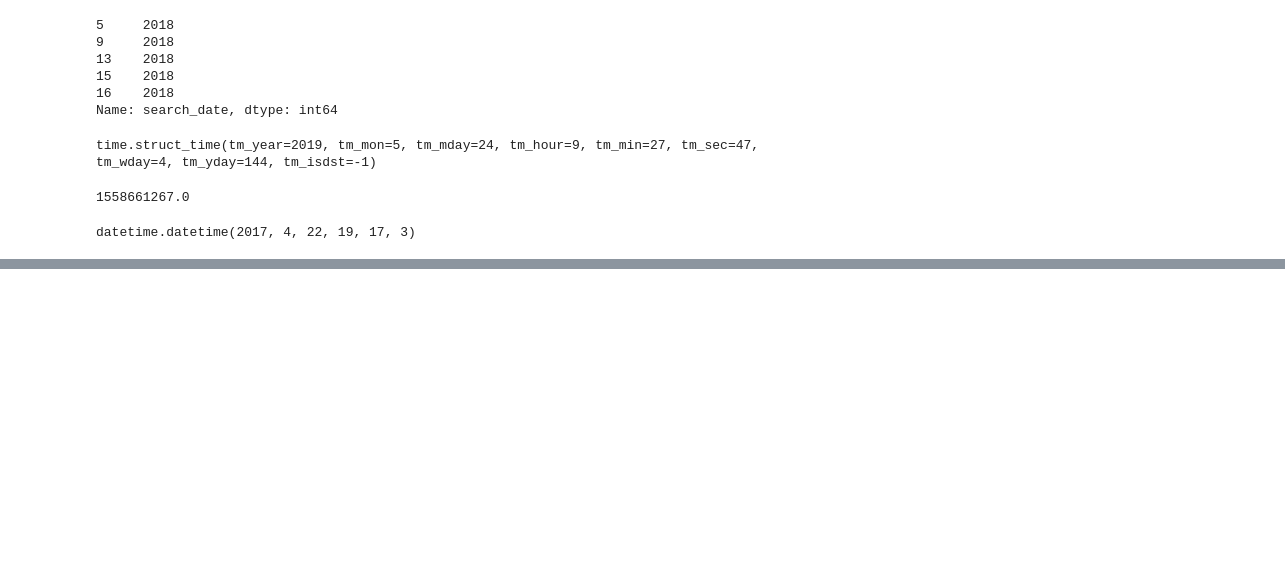
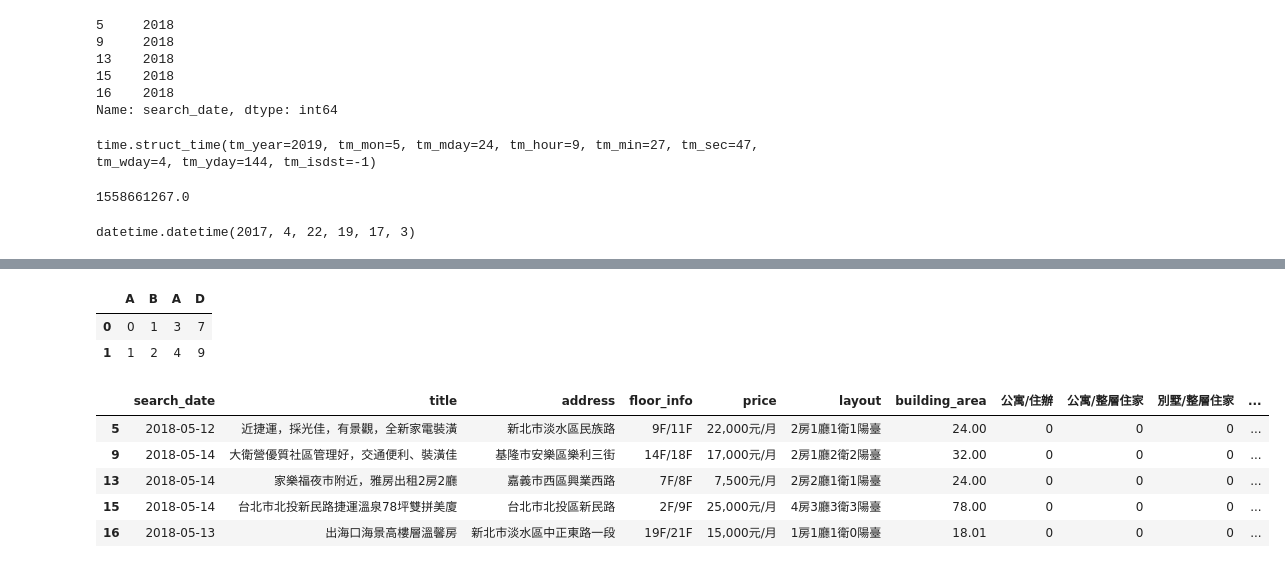
Before and after one commit to ywchiu/cdc_course, a Jupyter notebook: Demo20190524.ipynb, the cells around one changed output, grey strips where cells are left out. Saved outputs shown, nothing was run; the diff lists cells and outputs as text; code cells hidden in the pictures; blank space fills up the shorter version.

```diff
--- a/Demo20190524.ipynb
+++ b/Demo20190524.ipynb
@@ -333,0 +336,3 @@ datetime.datetime(2017, 4, 22, 19, 17, 3)
+# %%
+import pandas
+df = pandas.read_csv('https://raw.githubusercontent.com/ywchiu/ctbcpy/master/data/rent_591.csv', index_col = 0)
@@ -333,0 +384,21 @@ datetime.datetime(2017, 4, 22, 19, 17, 3)
+# %%
+pandas.concat([df1, df2], axis = 1)
+# %% [output]
+|  | A | B | A | D |
+| 0 | 0 | 1 | 3 | 7 |
+| 1 | 1 | 2 | 4 | 9 |
+# %%
+buse = pandas.get_dummies(df['building_use'])
+# %%
+df = pandas.concat([df, buse], axis = 1).head()
+# %%
+df.drop('building_use', axis = 1, inplace=True)
+# %%
+df.head()
+# %% [output]
+|  | search_date | title | address | floor_info | price | layout | building_area | 公寓/住辦 | 公寓/整層住家 | 別墅/整層住家 | ... |
+| 5 | 2018-05-12 | 近捷運，採光佳，有景觀，全新家電裝潢 | 新北市淡水區民族路 | 9F/11F | 22,000元/月 | 2房1廳1衛1陽臺 | 24.00 | 0 | 0 | 0 | ... |
+| 9 | 2018-05-14 | 大衛營優質社區管理好，交通便利、裝潢佳 | 基隆市安樂區樂利三街 | 14F/18F | 17,000元/月 | 2房1廳2衛2陽臺 | 32.00 | 0 | 0 | 0 | ... |
+| 13 | 2018-05-14 | 家樂福夜市附近，雅房出租2房2廳 | 嘉義市西區興業西路 | 7F/8F | 7,500元/月 | 2房2廳1衛1陽臺 | 24.00 | 0 | 0 | 0 | ... |
+| 15 | 2018-05-14 | 台北市北投新民路捷運溫泉78坪雙拼美廈 | 台北市北投區新民路 | 2F/9F | 25,000元/月 | 4房3廳3衛3陽臺 | 78.00 | 0 | 0 | 0 | ... |
+| 16 | 2018-05-13 | 出海口海景高樓層溫馨房 | 新北市淡水區中正東路一段 | 19F/21F | 15,000元/月 | 1房1廳1衛0陽臺 | 18.01 | 0 | 0 | 0 | ... |
```
Also changed, not shown: parts of 45 cells of this notebook.
